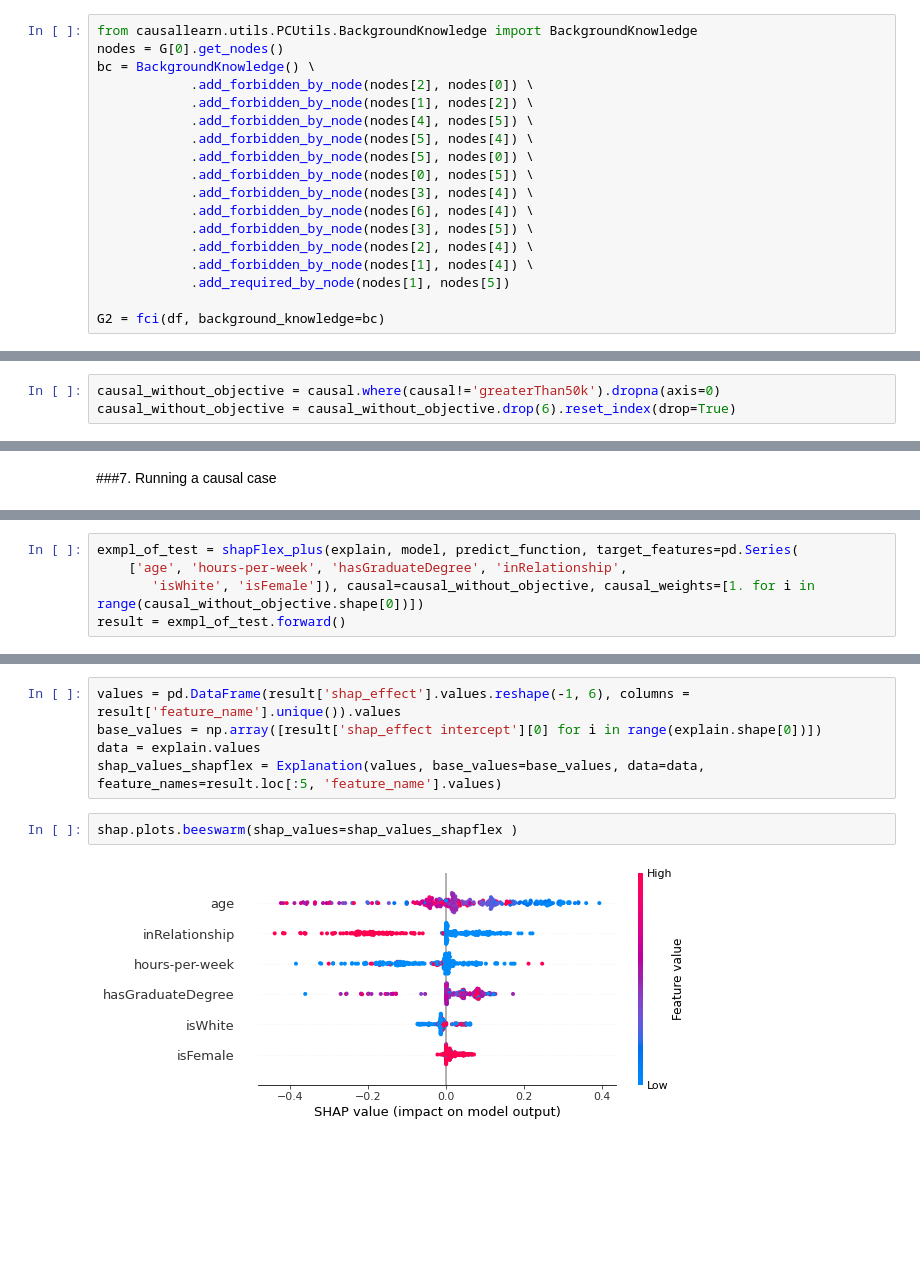
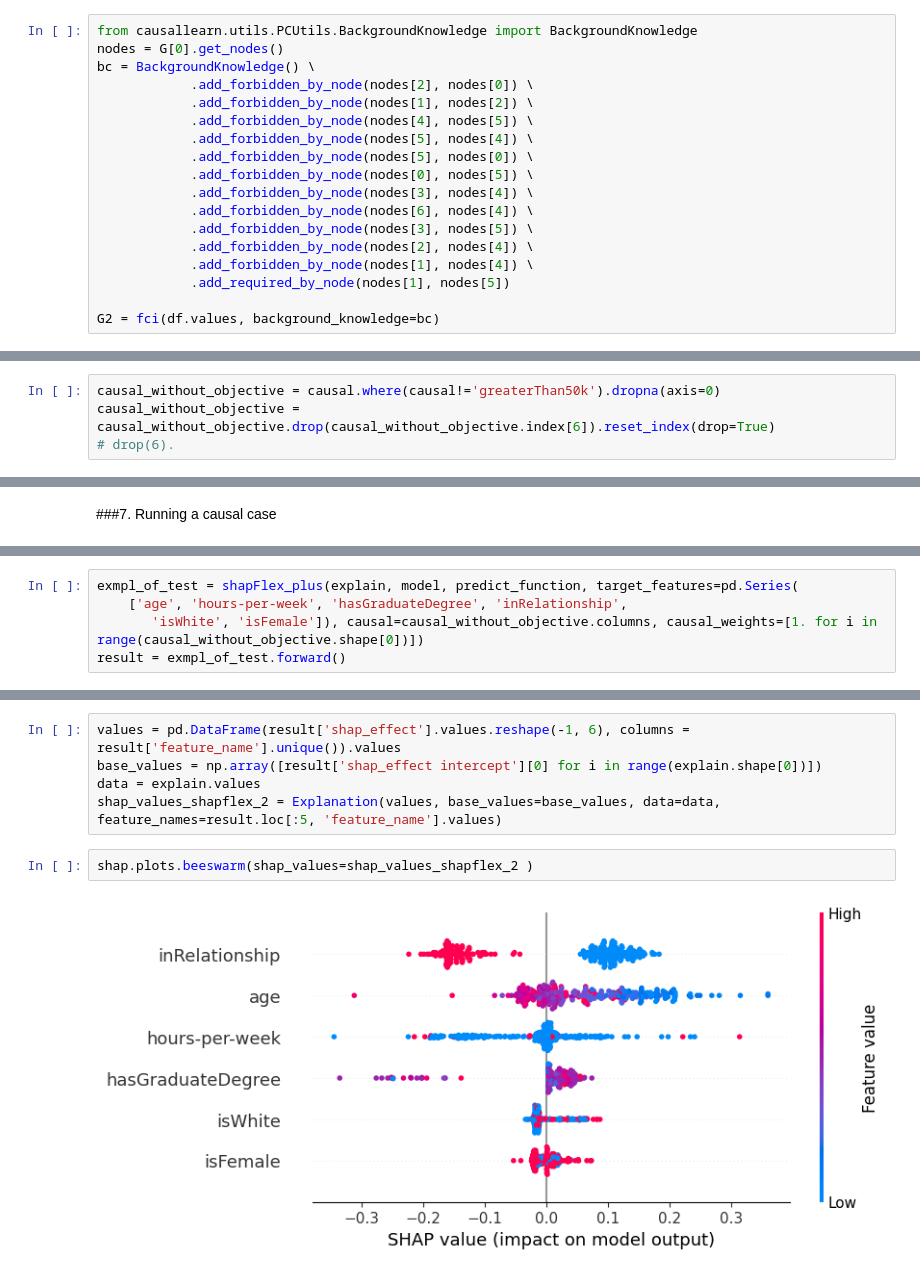
Before and after one commit to gregory-ch/shap_flex_porting, a Jupyter notebook: shap_joint.ipynb, the cells around one changed output, grey strips where cells are left out. Saved outputs shown, nothing was run; the diff lists cells and outputs as text; blank space fills up the shorter version.

```diff
--- a/shap_joint.ipynb
+++ b/shap_joint.ipynb
@@ -121,5 +127,5 @@ bc = BackgroundKnowledge() \
             .add_forbidden_by_node(nodes[1], nodes[4]) \
             .add_required_by_node(nodes[1], nodes[5])
 
-G2 = fci(df, background_knowledge=bc)
+G2 = fci(df.values, background_knowledge=bc)
 # %% [output]
@@ -160,7 +165,8 @@ causal['effect'] = pd.DataFrame(nodes)[1].apply(lambda x: names[x])
 We don't want to have an objective node in our graph. Also, though we turned off an edge 'hours-per-week' $\rightarrow$ 'isFemale' it somehow appeared in a graph. So, we have to delete it.
 # %%
 causal_without_objective = causal.where(causal!='greaterThan50k').dropna(axis=0)
-causal_without_objective = causal_without_objective.drop(6).reset_index(drop=True)
+causal_without_objective = causal_without_objective.drop(causal_without_objective.index[6]).reset_index(drop=True)
+# drop(6).
 # %%
 import networkx as nx
 fig = plt.figure(figsize=(15, 13))
@@ -172,5 +187,5 @@ nx.draw_networkx(nx.from_pandas_edgelist(causal_without_objective, source='cause
 # %%
 exmpl_of_test = shapFlex_plus(explain, model, predict_function, target_features=pd.Series(
     ['age', 'hours-per-week', 'hasGraduateDegree', 'inRelationship',
-       'isWhite', 'isFemale']), causal=causal_without_objective, causal_weights=[1. for i in range(causal_without_objective.shape[0])])
+       'isWhite', 'isFemale']), causal=causal_without_objective.columns, causal_weights=[1. for i in range(causal_without_objective.shape[0])])
 result = exmpl_of_test.forward()
@@ -199,8 +193,8 @@ Dropping of nuisance columns in DataFrame reductions (with 'numeric_only=None')
 values = pd.DataFrame(result['shap_effect'].values.reshape(-1, 6), columns = result['feature_name'].unique()).values
 base_values = np.array([result['shap_effect intercept'][0] for i in range(explain.shape[0])])
 data = explain.values
-shap_values_shapflex = Explanation(values, base_values=base_values, data=data, feature_names=result.loc[:5, 'feature_name'].values)
+shap_values_shapflex_2 = Explanation(values, base_values=base_values, data=data, feature_names=result.loc[:5, 'feature_name'].values)
 # %%
-shap.plots.beeswarm(shap_values=shap_values_shapflex )
+shap.plots.beeswarm(shap_values=shap_values_shapflex_2 )
 # %% [output]
-[figure, old version]
+[figure, new version]
```
Also changed, not shown: parts of 9 cells of this notebook.
